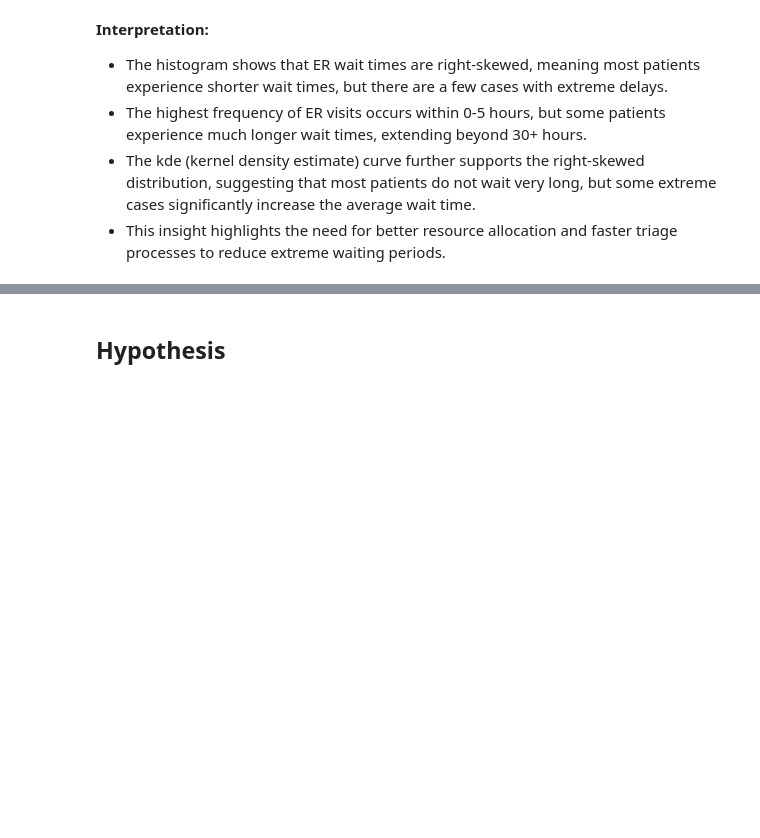
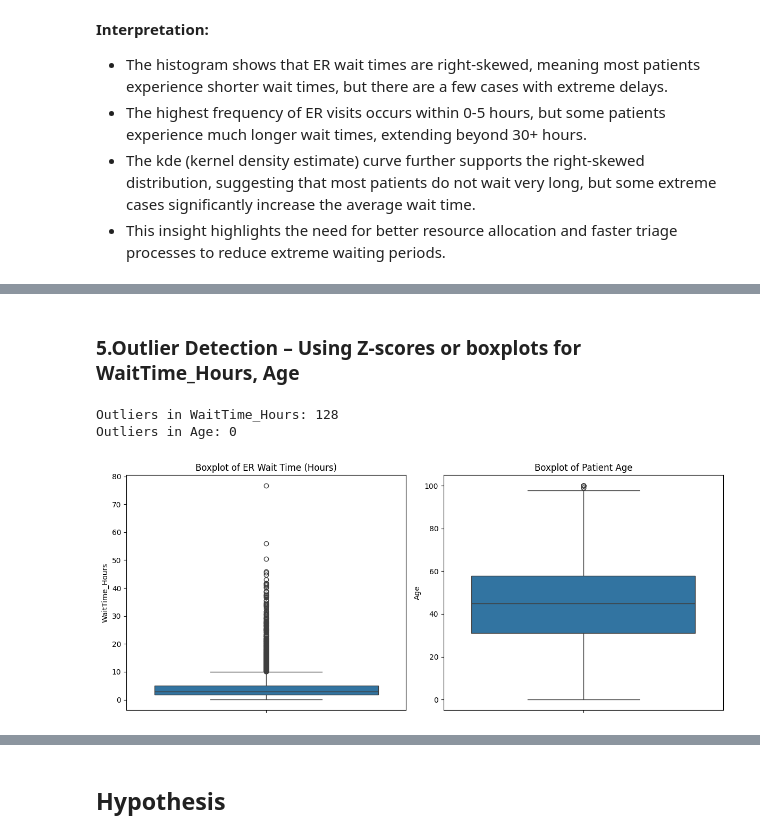
Before and after one commit to priyankachiti/CSCN8040_Group7, a Jupyter notebook: notebooks/ER_Wait_Times_Ontario.ipynb, the cells around one changed output, grey strips where cells are left out. Saved outputs shown, nothing was run; the diff lists cells and outputs as text; code cells hidden in the pictures; blank space fills up the shorter version.

```diff
--- a/notebooks/ER_Wait_Times_Ontario.ipynb
+++ b/notebooks/ER_Wait_Times_Ontario.ipynb
@@ -144,0 +162,34 @@ The boxplot compares wait times across different CTAS (Canadian Triage and Acuit
+# %% [markdown]
+### 5.Outlier Detection – Using Z-scores or boxplots for WaitTime_Hours, Age
+# %%
+# Compute Z-scores
+df['WaitTime_Z'] = zscore(df['WaitTime_Hours'])
+df['Age_Z'] = zscore(df['Age'])
+
+# Define threshold for outliers
+threshold = 3
+
+# Identify outliers
+wait_time_outliers = df[abs(df['WaitTime_Z']) > threshold]
+age_outliers = df[abs(df['Age_Z']) > threshold]
+
+print(f"Outliers in WaitTime_Hours: {len(wait_time_outliers)}")
+print(f"Outliers in Age: {len(age_outliers)}")
+
+# Plot boxplots for visualizing outliers
+plt.figure(figsize=(12, 5))
+
+plt.subplot(1, 2, 1)
+sns.boxplot(data=df, y='WaitTime_Hours')
+plt.title('Boxplot of ER Wait Time (Hours)')
+
+plt.subplot(1, 2, 2)
+sns.boxplot(data=df, y='Age')
+plt.title('Boxplot of Patient Age')
+
+plt.tight_layout()
+plt.show()
+# %% [output]
+Outliers in WaitTime_Hours: 128
+Outliers in Age: 0
+[figure, added]
```
Also changed, not shown: parts of 26 cells of this notebook.
